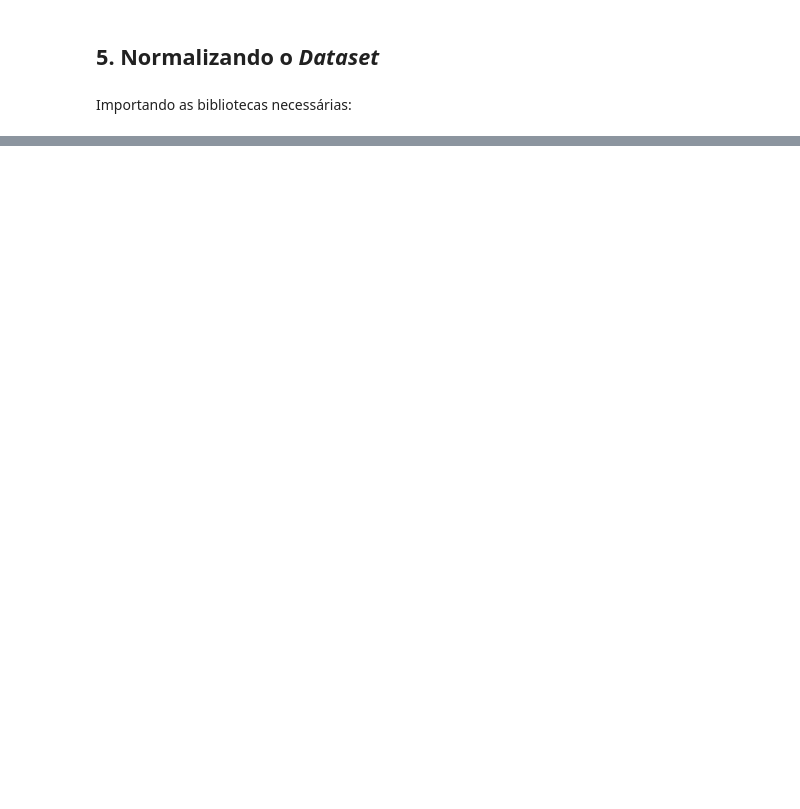
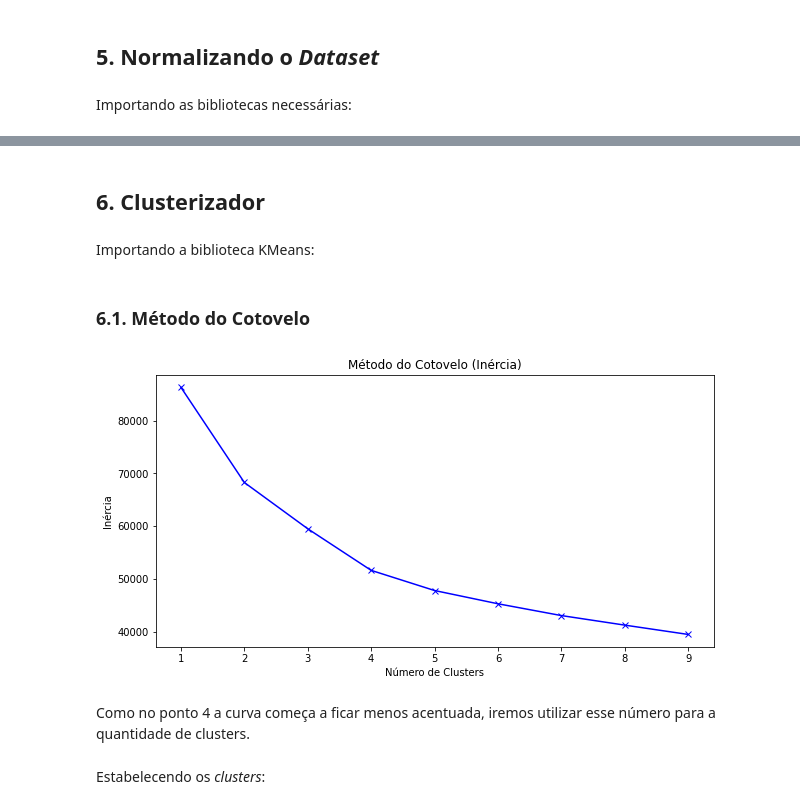
Before and after one commit to arnonvichy/exercicio_kmeans_dadosTabulares, a Jupyter notebook: Exercício - Kmeans - Dados Tabulares.ipynb, the cells around one changed output, grey strips where cells are left out. Cells and saved outputs as stored; diff of their text form; code cells hidden in the pictures; blank space fills up the shorter version.

```diff
--- a/Exercício - Kmeans - Dados Tabulares.ipynb
+++ b/Exercício - Kmeans - Dados Tabulares.ipynb
@@ -249,0 +260,2 @@ from sklearn.preprocessing import StandardScaler
+# %%
+df_normal = StandardScaler().fit_transform(df)
@@ -249,0 +264,3 @@ from sklearn.preprocessing import StandardScaler
+# %%
+df_normal = pd.DataFrame(df_normal, index = df.index, columns = df.columns)
+df_normal.head()
@@ -249,0 +274,4 @@ from sklearn.preprocessing import StandardScaler
+# %% [markdown]
+## 6. Clusterizador
+# %% [markdown]
+Importando a biblioteca KMeans:
@@ -249,0 +280,18 @@ from sklearn.preprocessing import StandardScaler
+# %% [markdown]
+### 6.1. Método do Cotovelo
+# %%
+inertias = []
+for k in range(1, 10):
+    model = KMeans(n_clusters = k).fit(df_normal)
+    inertias.append(model.inertia_)
+# %%
+plt.figure(figsize = (10,5))
+plt.plot(range(1,10), inertias, 'bx-')
+plt.xlabel('Número de Clusters')
+plt.ylabel('Inércia')
+plt.title('Método do Cotovelo (Inércia)')
+plt.show()
+# %% [output]
+[figure, added]
+# %% [markdown]
+Como no ponto 4 a curva começa a ficar menos acentuada, iremos utilizar esse número para a quantidade de clusters.
@@ -249,0 +300,2 @@ from sklearn.preprocessing import StandardScaler
+# %% [markdown]
+Estabelecendo os _clusters_:
```
Also changed, not shown: parts of 23 cells of this notebook.
